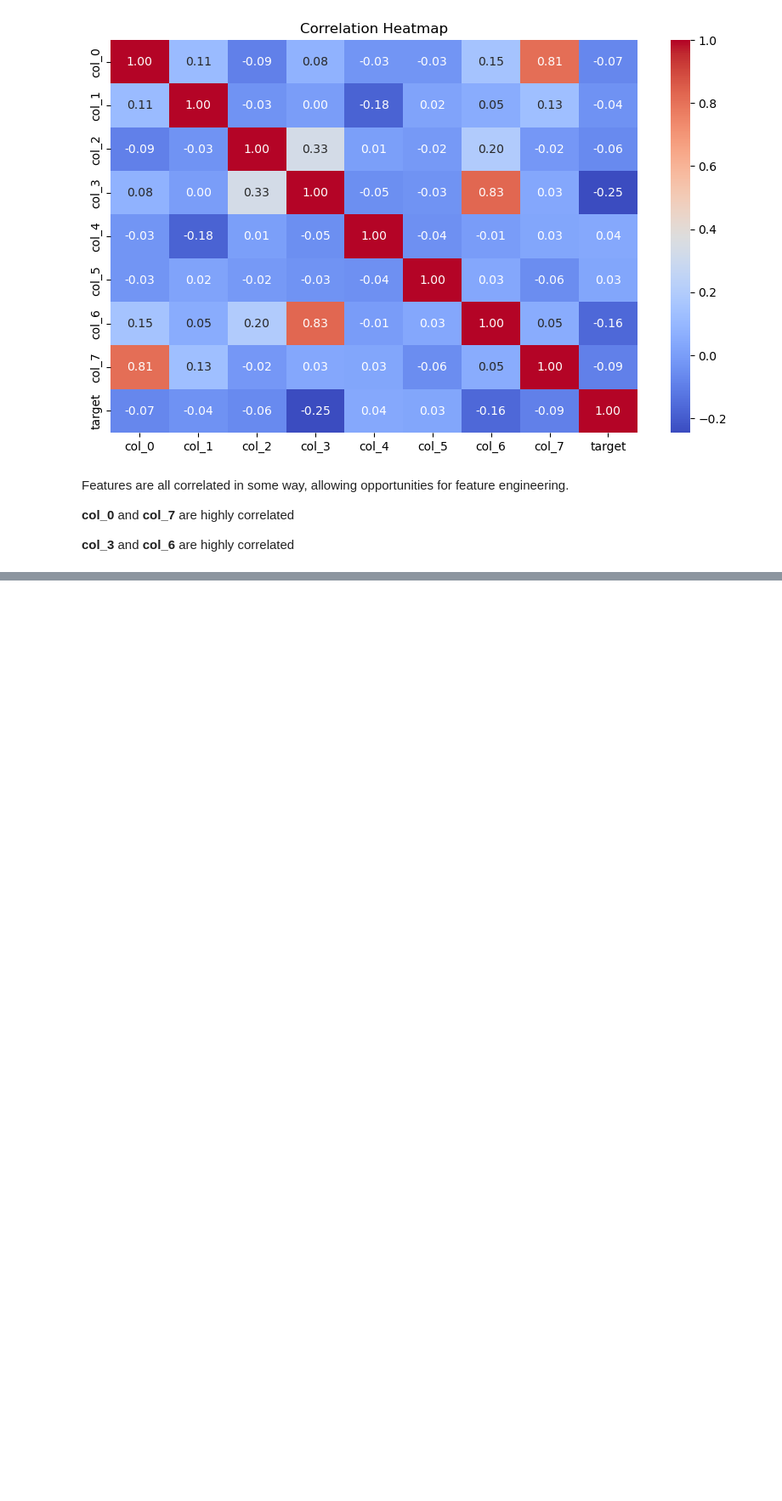
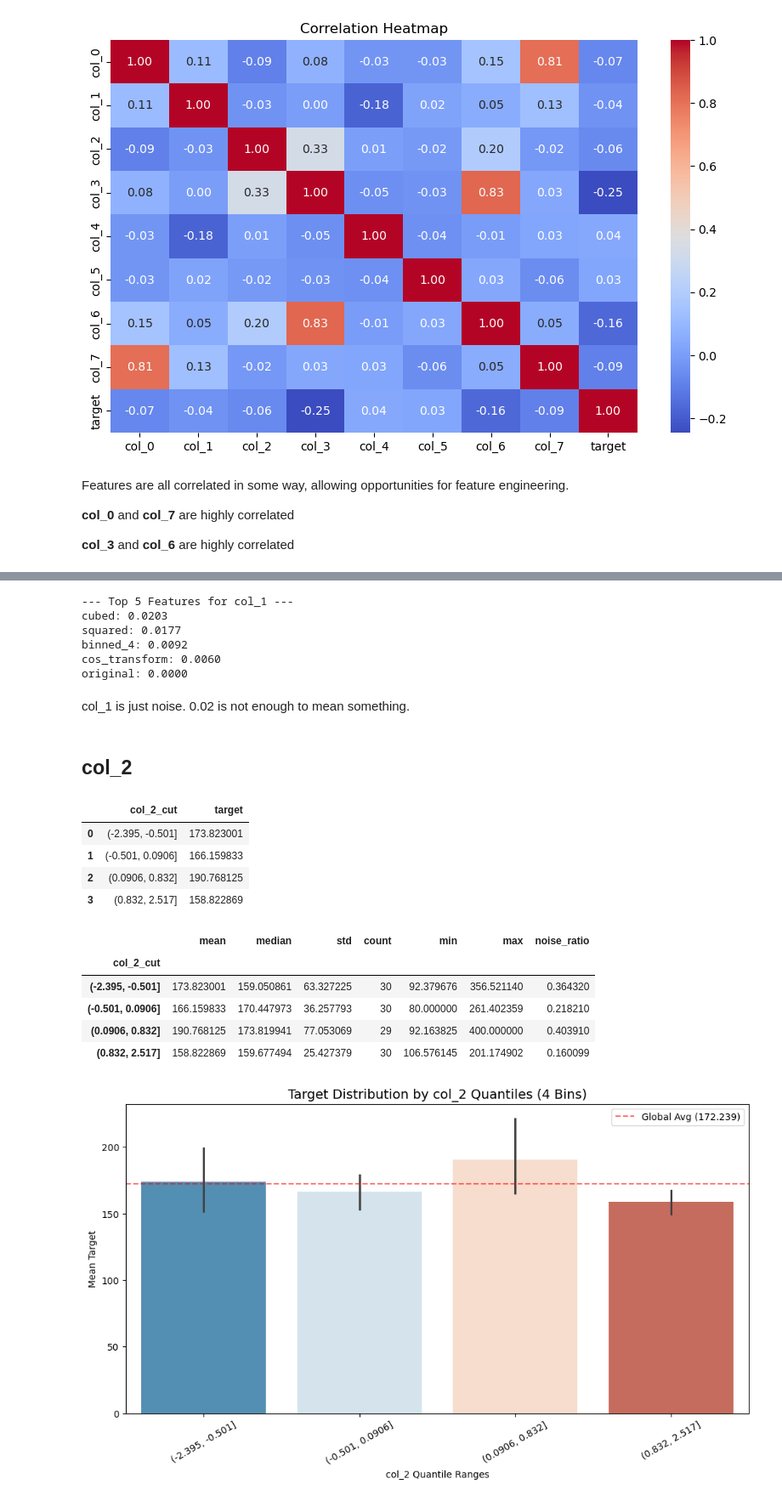
Before and after one commit to M-Rodani1/qmml-market-making-hackathon, a Jupyter notebook: round_6/round_6.ipynb, the cells around one changed output, grey strips where cells are left out. Shown at 85% size. Drawn from its saved outputs; the diff is of its cells as text; code cells hidden in the pictures; blank space fills up the shorter version.

```diff
--- a/round_6/round_6.ipynb
+++ b/round_6/round_6.ipynb
@@ -118,0 +257,28 @@ bins with high noise ratios are less trustworthy.
+# %%
+best_feat, best_name = find_best_feature_mega(df, 'col_1', 'target')
+# %% [output]
+--- Top 5 Features for col_1 ---
+cubed: 0.0203
+squared: 0.0177
+binned_4: 0.0092
+cos_transform: 0.0060
+original: 0.0000
+# %% [markdown]
+col_1 is just noise. 0.02 is not enough to mean something.
+# %% [markdown]
+## col_2
+# %%
+feature_analysis("col_2", 4)
+# %% [output]
+|  | col_2_cut | target |
+| 0 | (-2.395, -0.501] | 173.823001 |
+| 1 | (-0.501, 0.0906] | 166.159833 |
+| 2 | (0.0906, 0.832] | 190.768125 |
+| 3 | (0.832, 2.517] | 158.822869 |
+|  | mean | median | std | count | min | max | noise_ratio |
+| col_2_cut |  |  |  |  |  |  |  |
+| (-2.395, -0.501] | 173.823001 | 159.050861 | 63.327225 | 30 | 92.379676 | 356.521140 | 0.364320 |
+| (-0.501, 0.0906] | 166.159833 | 170.447973 | 36.257793 | 30 | 80.000000 | 261.402359 | 0.218210 |
+| (0.0906, 0.832] | 190.768125 | 173.819941 | 77.053069 | 29 | 92.163825 | 400.000000 | 0.403910 |
+| (0.832, 2.517] | 158.822869 | 159.677494 | 25.427379 | 30 | 106.576145 | 201.174902 | 0.160099 |
+[figure, added]
```
Also changed, not shown: parts of 78 cells of this notebook, 2 other files.
